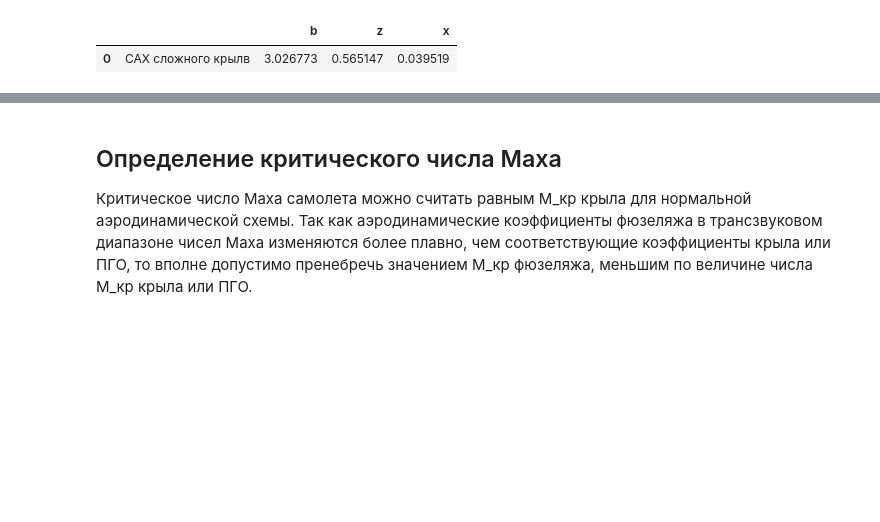
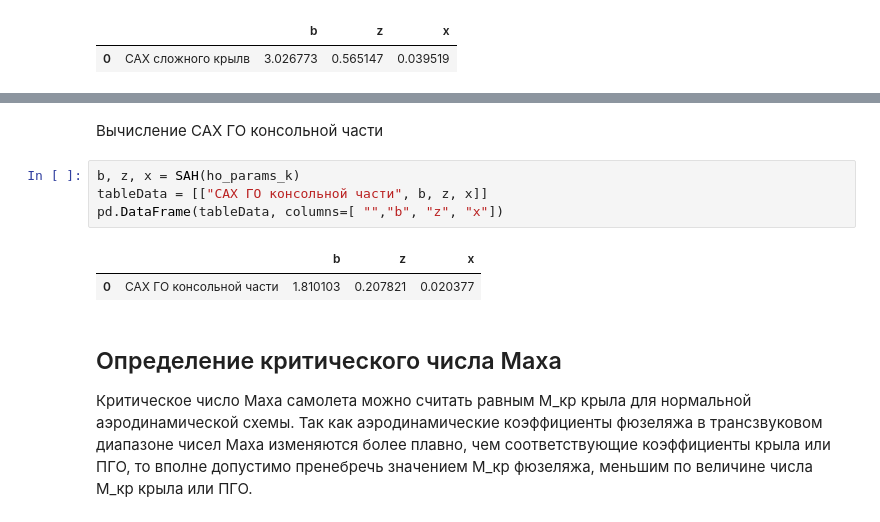
Before and after one commit to SuperSLD/AeroKursach, a Jupyter notebook: aero_yak141.ipynb, the cells around one changed output, grey strips where cells are left out. Saved outputs shown, nothing was run; the diff lists cells and outputs as text; blank space fills up the shorter version.

```diff
--- a/aero_yak141.ipynb
+++ b/aero_yak141.ipynb
@@ -279,3 +289,12 @@ pd.DataFrame(tableData, columns=[ "","b", "z", "x"])
+# %% [markdown]
+Вычисление САХ ГО консольной части
+# %%
+b, z, x = SAH(ho_params_k)
+tableData = [["САХ ГО консольной части", b, z, x]]
+pd.DataFrame(tableData, columns=[ "","b", "z", "x"])
+# %% [output]
+|  |  | b | z | x |
+| 0 | САХ ГО консольной части | 1.810103 | 0.207821 | 0.020377 |
 # %% [markdown]
 Определение критического числа Маха
 ---
```
Also changed, not shown: parts of 4 cells of this notebook.
